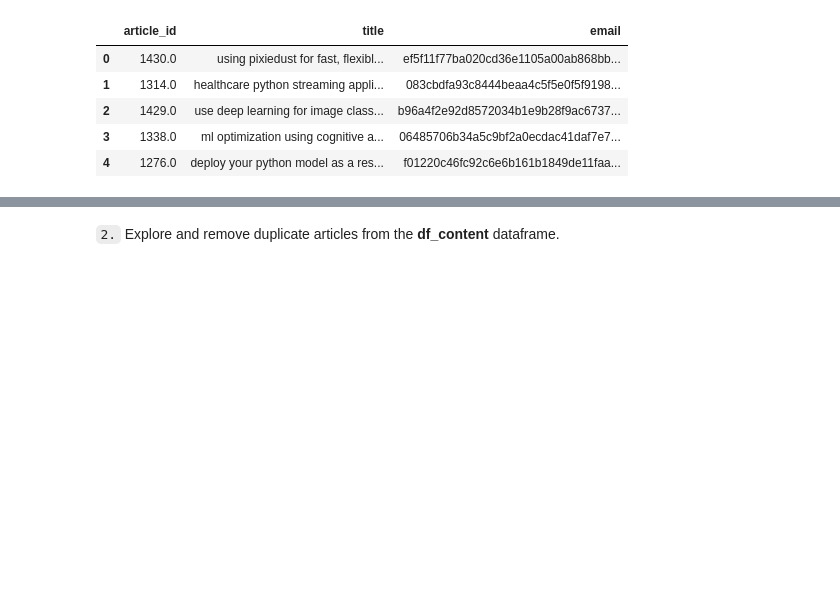
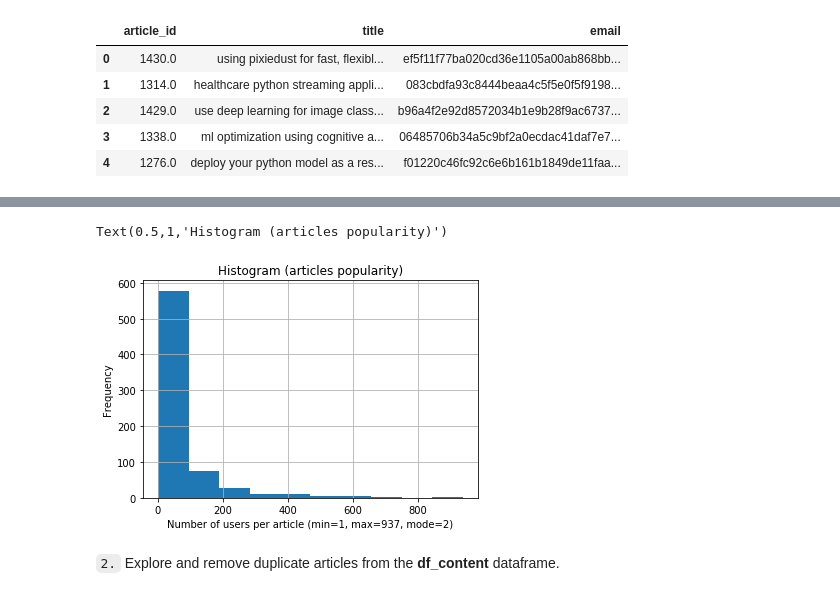
Before and after one commit to jeena72/recommendations-with-IBM, a Jupyter notebook: Recommendations_with_IBM.ipynb, the cells around one changed output, grey strips where cells are left out. Cells and saved outputs as stored; diff of their text form; code cells hidden in the pictures; blank space fills up the shorter version.

```diff
--- a/Recommendations_with_IBM.ipynb
+++ b/Recommendations_with_IBM.ipynb
@@ -84,6 +62,11 @@ users_per_article = df.groupby(["article_id"]).count()["email"]
 # %%
+# distribution of articles popularity
+users_per_article = df.groupby(["article_id"]).count()["email"]
 users_per_article.hist()
 plt.xlabel("Number of users per article (min={}, max={}, mode={})".format(
     users_per_article.min(), users_per_article.max(), users_per_article.mode()[0]))
 plt.ylabel("Frequency")
-plt.title("Histogram (users)")
+plt.title("Histogram (articles popularity)")
+# %% [output]
+Text(0.5,1,'Histogram (articles popularity)')
+[figure, added]
```
Also changed, not shown: parts of 159 cells of this notebook.
